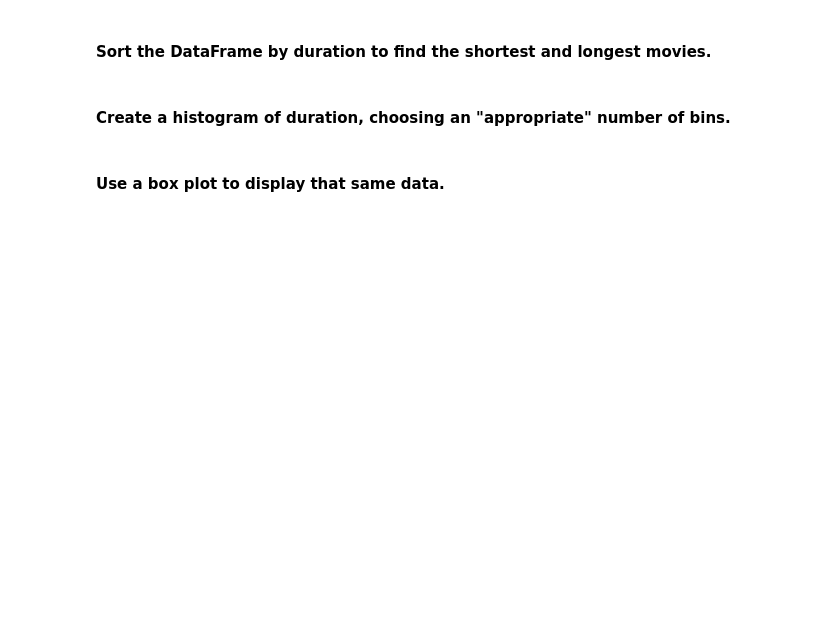
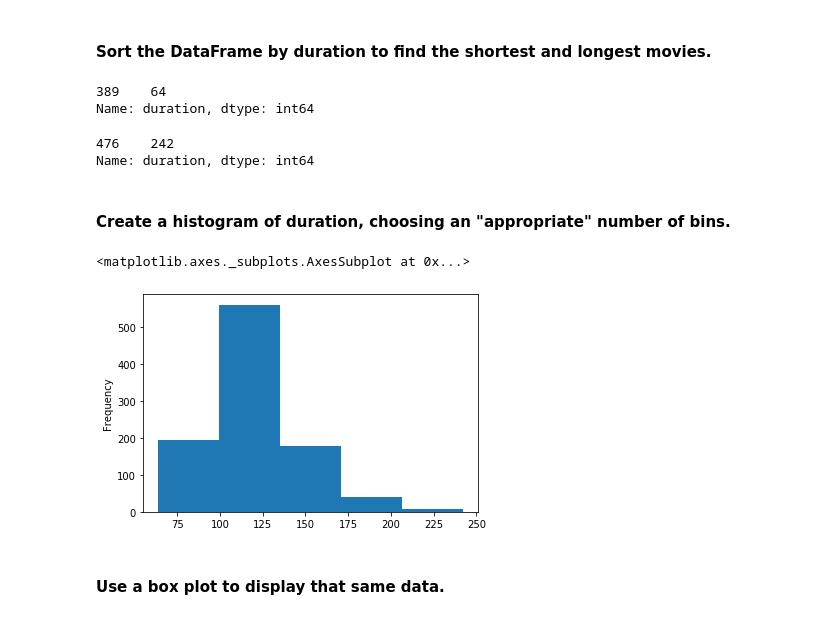
Before and after one commit to pavanivo/Project-2, a Jupyter notebook: project-2-imdb-starter.ipynb, the cells around one changed output. Cells and saved outputs as stored; diff of their text form; code cells hidden in the pictures; blank space fills up the shorter version.

```diff
--- a/project-2-imdb-starter.ipynb
+++ b/project-2-imdb-starter.ipynb
@@ -52,2 +65,13 @@ movies.head()
+# %%
+# Answer:
+movies['duration'].sort_values().head(1)
+# %% [output]
+389    64
+Name: duration, dtype: int64
+# %%
+movies['duration'].sort_values().tail(1)
+# %% [output]
+476    242
+Name: duration, dtype: int64
 # %% [markdown]
 #### Create a histogram of duration, choosing an "appropriate" number of bins.
@@ -56,2 +78,10 @@ movies.head()
+# %%
+# Answer:
+movies.duration.plot(kind ='hist',bins = 5, x ='duration', y = 'frequency')
+
+#drinks.plot(kind='scatter', x='beer_servings', y='spirit_servings')
+# %% [output]
+<matplotlib.axes._subplots.AxesSubplot at 0x...>
+[figure, added]
 # %% [markdown]
 #### Use a box plot to display that same data.
```
Also changed, not shown: parts of 40 cells of this notebook.
